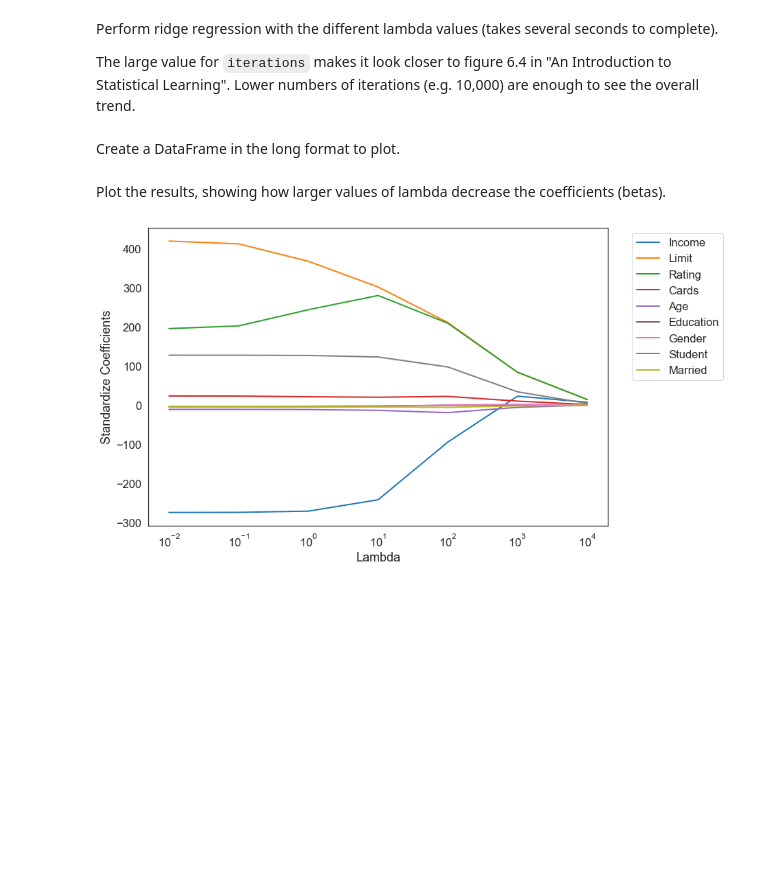
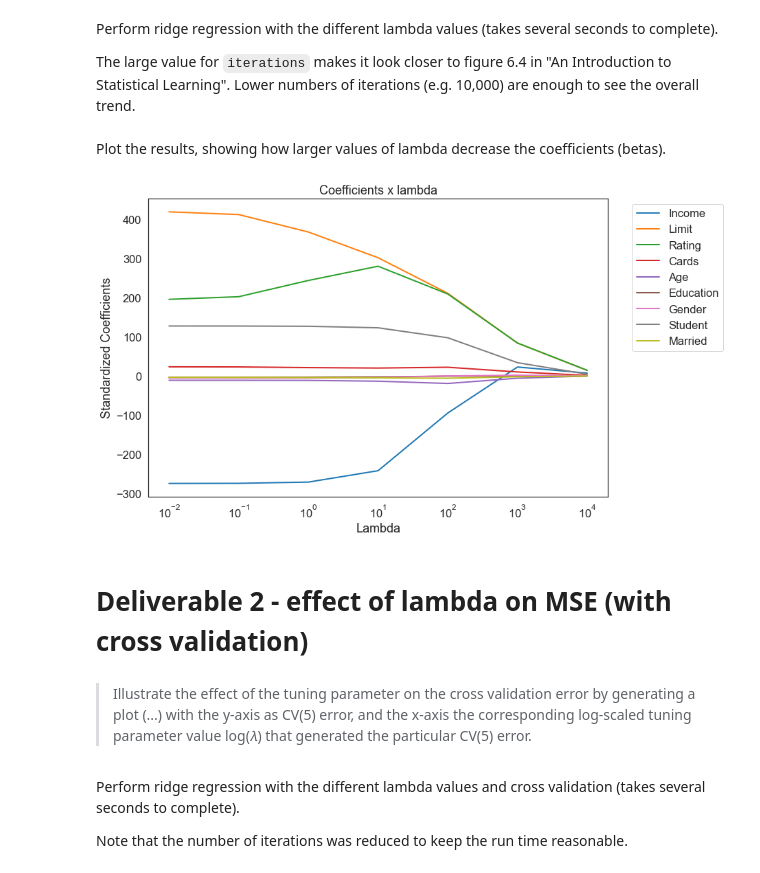
Before and after one commit to fau-masters-collected-works-cgarbin/regression-no-libraries, a Jupyter notebook: ridge_regression.ipynb, the cells around one changed output. Drawn from its saved outputs; the diff is of its cells as text; code cells hidden in the pictures; blank space fills up the shorter version.

```diff
--- a/ridge_regression.ipynb
+++ b/ridge_regression.ipynb
@@ -45,20 +45,19 @@ Constants used in the experiments.
 # %%
 LAMBDAS_TO_TEST = [0.01, 0.1, 1, 10, 100, 1_000, 10_000]
 NUM_TESTS = len(LAMBDAS_TO_TEST)
+LR=0.00001
 NUM_FOLDS = 5
 # %% [markdown]
 Read the dataset and prepare it by encoding categorical columns, standardizing if asked to do so. Note that there is no caching. For a larger dataset we should probably cache it.
 
 Also set constants that depend on the dataset.
 # %%
-NUM_FEATURES = -1
 FEATURE_NAMES = []
 
 def read_dataset(standardize: bool = True) -> Tuple[np.ndarray, np.ndarray]:
-    global NUM_FEATURES, FEATURE_NAMES
+    global FEATURE_NAMES
 
     x, y, FEATURE_NAMES = utils.read_dataset('Credit_N400_p9.csv')
-    NUM_FEATURES = x.shape[1]
 
     # Encode the categorical values
     utils.encode_binary_cateogry(x, column=6, one_value='Female')  # gender
@@ -80,22 +79,34 @@ Perform ridge regression with the different lambda values (takes several seconds
 The large value for `iterations` makes it look closer to figure 6.4 in "An Introduction to Statistical Learning". Lower numbers of iterations (e.g. 10,000) are enough to see the overall trend.
 # %%
 betas = []
-for i, lmbda in enumerate(LAMBDAS_TO_TEST):
+for lmbda in LAMBDAS_TO_TEST:
     x, y = read_dataset()
-    b = ridge.fit(x, y, lr=0.00001, lmbda=lmbda, iterations=100_000)
+    b = ridge.fit(x, y, lr=LR, lmbda=lmbda, iterations=100_000)
     betas.append(b)
-# %% [markdown]
-Create a DataFrame in the long format to plot.
-# %%
-df = pd.DataFrame(np.squeeze(betas), columns=FEATURE_NAMES, index=LAMBDAS_TO_TEST)
-df = df.stack().reset_index()
-df.columns = ['Lambda', 'Feature', 'Standardize Coefficients']
 # %% [markdown]
 Plot the results, showing how larger values of lambda decrease the coefficients (betas).
-# %%
-fig, ax = plt.subplots(figsize=(12, 8));
-sns.lineplot(ax=ax, y='Standardize Coefficients', x='Lambda', hue='Feature', data=df)
-ax.set_xscale('log')
-plt.legend(bbox_to_anchor=(1.04,1), loc='upper left');
-# %% [output]
-[figure, removed]
+# %%
+def plot_betas(betas: np.ndarray, title: str):
+    # Create a DataFrame in the long format
+    df = pd.DataFrame(np.squeeze(betas), columns=FEATURE_NAMES, index=LAMBDAS_TO_TEST)
+    df = df.stack().reset_index()
+    df.columns = ['Lambda', 'Feature', 'Standardized Coefficients']
+
+    # Plot it
+    fig, ax = plt.subplots(figsize=(12, 8));
+    sns.lineplot(ax=ax, y='Standardized Coefficients', x='Lambda', hue='Feature', data=df)
+    ax.set_xscale('log')
+    plt.legend(bbox_to_anchor=(1.04,1), loc='upper left')
+    ax.set_title(title)
+
+plot_betas(betas, 'Coefficients x lambda')
+# %% [output]
+[figure, added]
+# %% [markdown]
+# Deliverable 2 - effect of lambda on MSE (with cross validation)
+# %% [markdown]
+> Illustrate the effect of the tuning parameter on the cross validation error by generating a plot (...) with the y-axis as CV(5) error, and the x-axis the corresponding log-scaled tuning parameter value log(𝜆) that generated the particular CV(5) error.
+# %% [markdown]
+Perform ridge regression with the different lambda values and cross validation (takes several seconds to complete).
+
+Note that the number of iterations was reduced to keep the run time reasonable.
```
Also changed, not shown: parts of 27 cells of this notebook, 2 other files.
